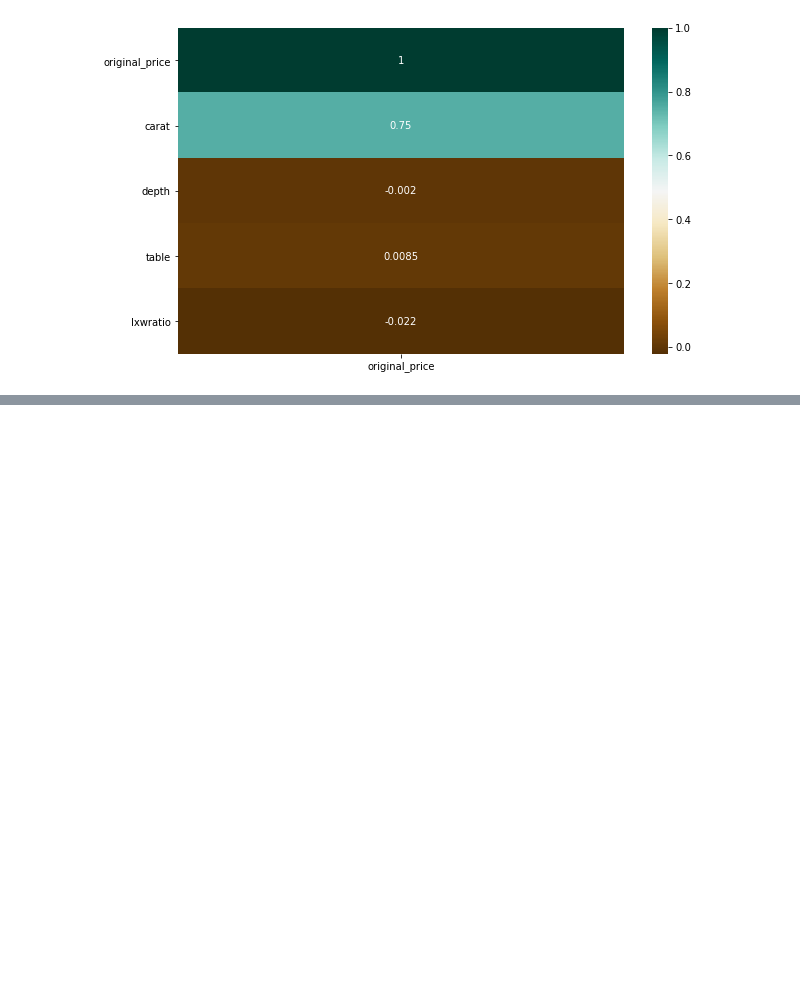
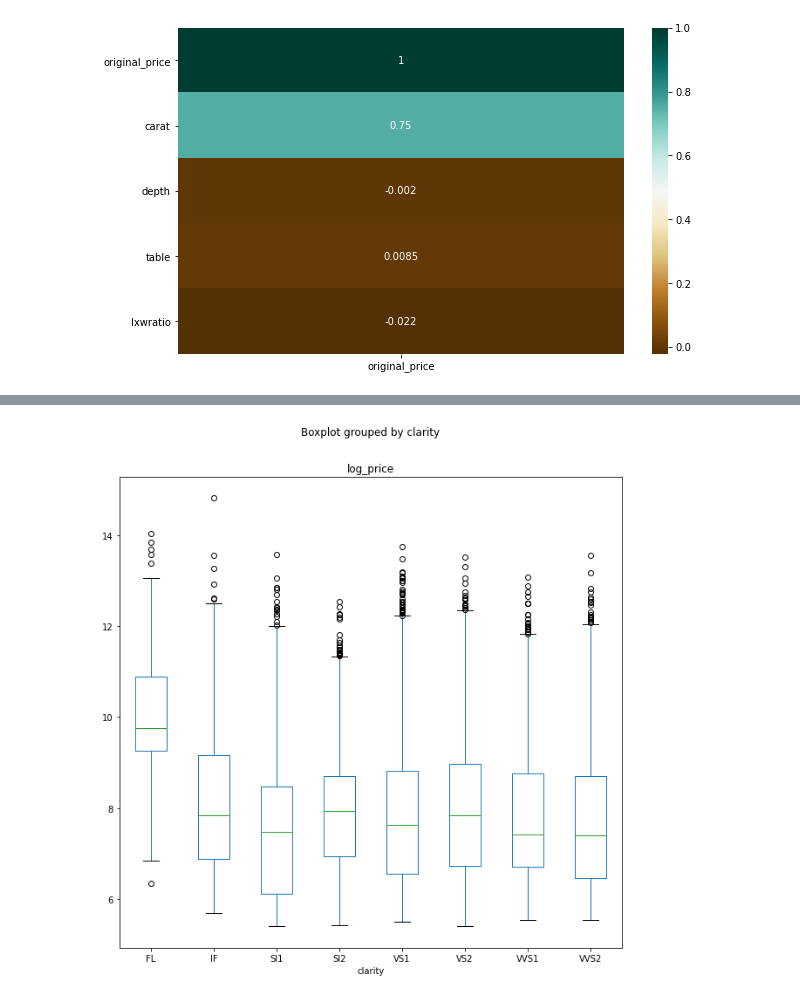
Before and after one commit to wjlau/Capstone2, a Jupyter notebook: predicting_diamond_prices.ipynb, the cells around one changed output, grey strips where cells are left out. Cells and saved outputs as stored; diff of their text form; code cells hidden in the pictures; blank space fills up the shorter version.

```diff
--- a/predicting_diamond_prices.ipynb
+++ b/predicting_diamond_prices.ipynb
@@ -80,0 +86,5 @@ sns.heatmap(df.corr()[['original_price']],cmap = 'BrBG',annot=True);
+# %%
+df['log_price'] = np.log(df['original_price'])
+boxplot = df.boxplot(column=['log_price'],by='clarity', figsize = (10,10), grid=False)
+# %% [output]
+[figure, added]
```
Also changed, not shown: parts of 2 cells of this notebook.
